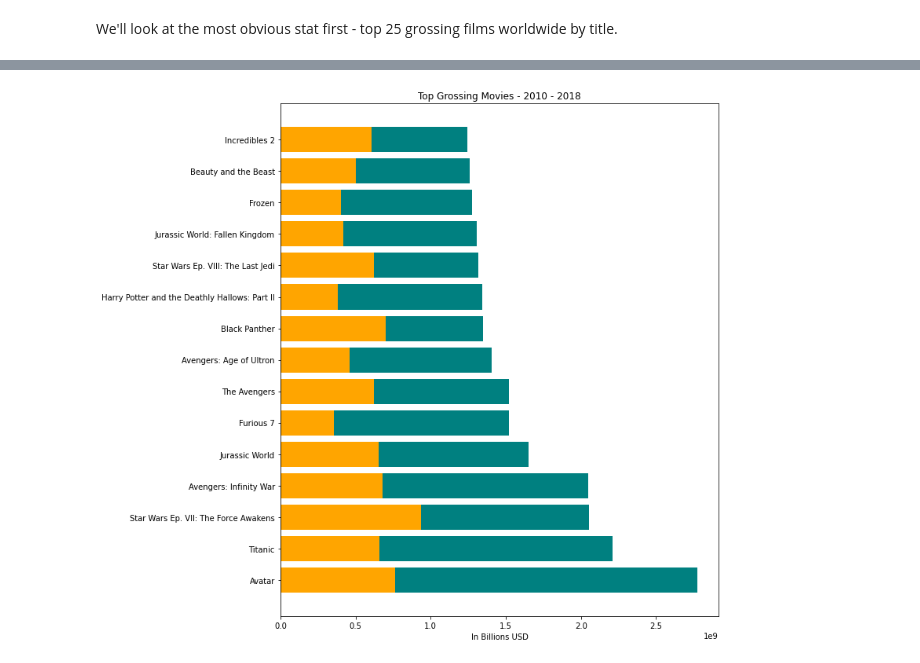
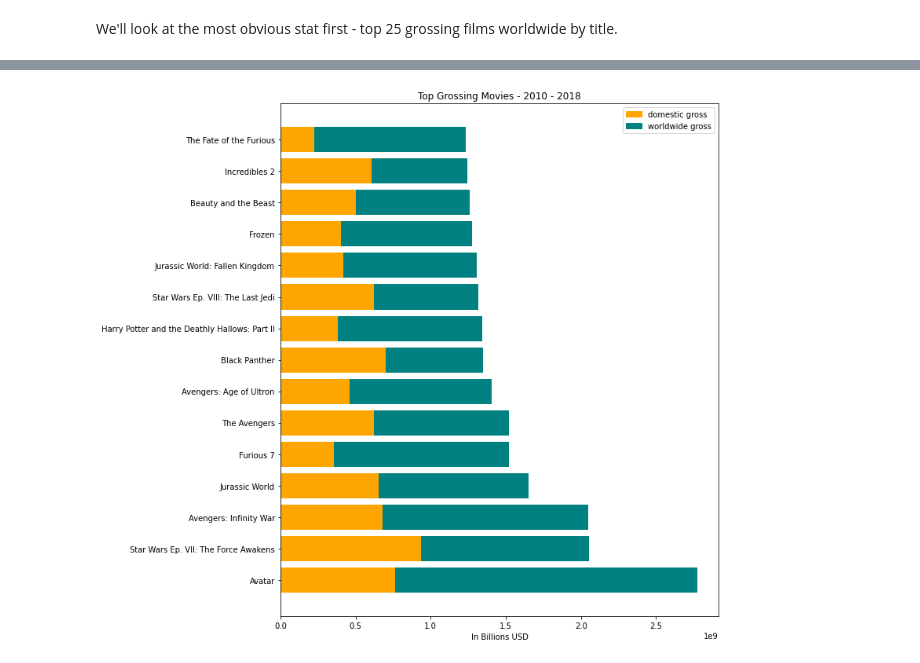
Before and after one commit to jeffbeech/Movies-by-Microsoft, a Jupyter notebook: jeff_notebook.ipynb, the cells around one changed output, grey strips where cells are left out. Saved outputs shown, nothing was run; the diff lists cells and outputs as text; code cells hidden in the pictures.

```diff
--- a/jeff_notebook.ipynb
+++ b/jeff_notebook.ipynb
@@ -488,5 +546,5 @@ We'll look at the most obvious stat first - top 25 grossing films worldwide by t
 # %%
-df_topwwg = df_all3.nlargest(15,'worldwide_gross') # top 25 films sorted by 'worldwide_gross'
+df_topwwg = df_replace_na_select.nlargest(15,'worldwide_gross') # top 25 films sorted by 'worldwide_gross'
 # df_topwwg['worldwide_gross'] = ['${:.2f}M'.format(x) for x in df_topwwg['worldwide_gross']/10000000]
 df_topwwg_select = df_topwwg[['title', 'genres', 'year', 'studio','worldwide_gross', 'domestic_gross']]
 df_topwwg_select
@@ -537,15 +596,22 @@ memory usage: 840.0+ bytes
 # %%
 # Create plot
 fig, ax = plt.subplots(figsize = (10,12))
 title = df_select['title']
 ww_gross = df_select['worldwide_gross']
 d_gross = df_select['domestic_gross']
 
-plt.title('Top Grossing Movies - 2010 - 2018');
-plt.xlabel('In Billions USD');
+ax.set_title('Top Grossing Movies - 2010 - 2018')
+ax.set_xlabel('In Billions USD')
+
+orange_patch = mpatches.Patch(color='orange', label='domestic gross')
+plt.legend(handles=[orange_patch])
+teal_patch = mpatches.Patch(color='teal', label='worldwide gross')
+plt.legend(handles=[orange_patch, teal_patch])
 
 Domestic = ax.barh(title, ww_gross, color = 'teal')
 World = ax.barh(title, d_gross, color = 'orange')
-plt.show()
+
+plt.savefig('images/top_grossing_movies.pdf', dpi=300, bbox_inches = "tight")
+plt.show();
 # %% [output]
-[figure, old version]
+[figure, new version]
```
Also changed, not shown: parts of 12 cells of this notebook, 2 other files.
